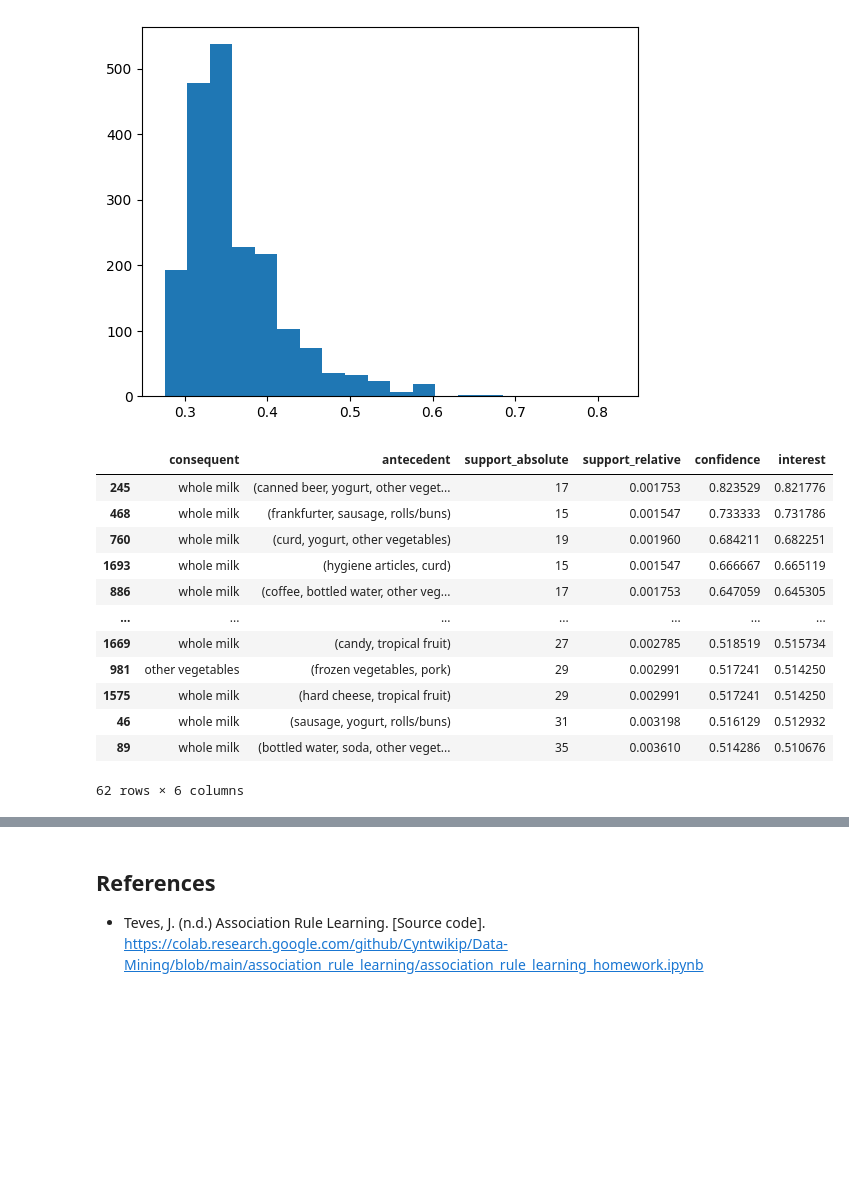
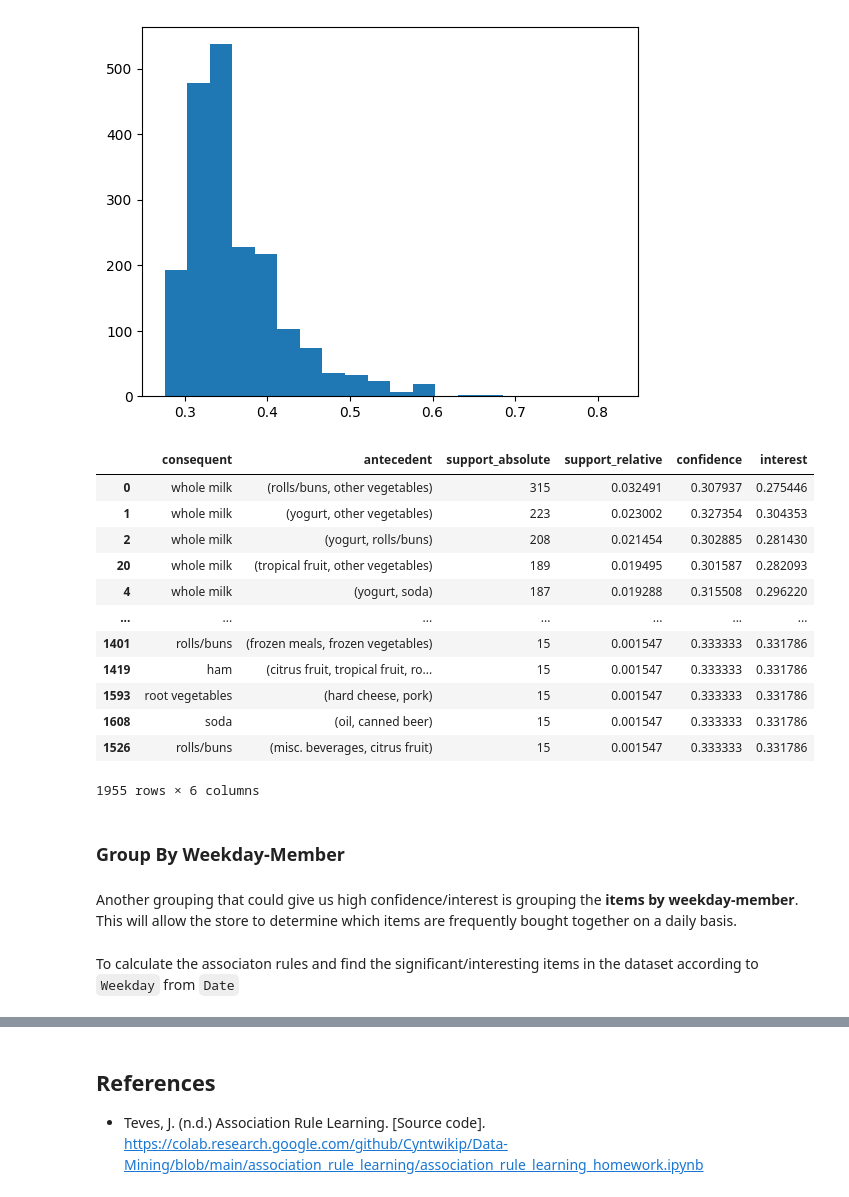
Before and after one commit to KyleCarlo/AssocRuleLearning, a Jupyter notebook: groceries-nb.ipynb, the cells around one changed output, grey strips where cells are left out. Drawn from its saved outputs; the diff is of its cells as text; code cells hidden in the pictures; blank space fills up the shorter version.

```diff
--- a/groceries-nb.ipynb
+++ b/groceries-nb.ipynb
@@ -782,20 +790,28 @@ plt.hist(df_result['interest'], bins=20)
  <BarContainer object of 20 artists>)
 [figure]
 # %%
-threshold = 0.5
+threshold = 0.2
 df_interesting = df_result[df_result['interest'] > threshold]
+
+df_interesting = df_result.sort_values(['support_relative','interest'], ascending=False)
 df_interesting
 # %% [output]
 |  | consequent | antecedent | support_absolute | support_relative | confidence | interest |
-| 245 | whole milk | (canned beer, yogurt, other veget... | 17 | 0.001753 | 0.823529 | 0.821776 |
-| 468 | whole milk | (frankfurter, sausage, rolls/buns) | 15 | 0.001547 | 0.733333 | 0.731786 |
-| 760 | whole milk | (curd, yogurt, other vegetables) | 19 | 0.001960 | 0.684211 | 0.682251 |
-| 1693 | whole milk | (hygiene articles, curd) | 15 | 0.001547 | 0.666667 | 0.665119 |
-| 886 | whole milk | (coffee, bottled water, other veg... | 17 | 0.001753 | 0.647059 | 0.645305 |
+| 0 | whole milk | (rolls/buns, other vegetables) | 315 | 0.032491 | 0.307937 | 0.275446 |
+| 1 | whole milk | (yogurt, other vegetables) | 223 | 0.023002 | 0.327354 | 0.304353 |
+| 2 | whole milk | (yogurt, rolls/buns) | 208 | 0.021454 | 0.302885 | 0.281430 |
+| 20 | whole milk | (tropical fruit, other vegetables) | 189 | 0.019495 | 0.301587 | 0.282093 |
+| 4 | whole milk | (yogurt, soda) | 187 | 0.019288 | 0.315508 | 0.296220 |
 | ... | ... | ... | ... | ... | ... | ... |
-| 1669 | whole milk | (candy, tropical fruit) | 27 | 0.002785 | 0.518519 | 0.515734 |
-| 981 | other vegetables | (frozen vegetables, pork) | 29 | 0.002991 | 0.517241 | 0.514250 |
-| 1575 | whole milk | (hard cheese, tropical fruit) | 29 | 0.002991 | 0.517241 | 0.514250 |
-| 46 | whole milk | (sausage, yogurt, rolls/buns) | 31 | 0.003198 | 0.516129 | 0.512932 |
-| 89 | whole milk | (bottled water, soda, other veget... | 35 | 0.003610 | 0.514286 | 0.510676 |
+| 1401 | rolls/buns | (frozen meals, frozen vegetables) | 15 | 0.001547 | 0.333333 | 0.331786 |
+| 1419 | ham | (citrus fruit, tropical fruit, ro... | 15 | 0.001547 | 0.333333 | 0.331786 |
+| 1593 | root vegetables | (hard cheese, pork) | 15 | 0.001547 | 0.333333 | 0.331786 |
+| 1608 | soda | (oil, canned beer) | 15 | 0.001547 | 0.333333 | 0.331786 |
+| 1526 | rolls/buns | (misc. beverages, citrus fruit) | 15 | 0.001547 | 0.333333 | 0.331786 |
-62 rows × 6 columns
+1955 rows × 6 columns
+# %% [markdown]
+### Group By Weekday-Member
+# %% [markdown]
+Another grouping that could give us high confidence/interest is grouping the **items by weekday-member**. This will allow the store to determine which items are frequently bought together on a daily basis.
+# %% [markdown]
+To calculate the associaton rules and find the significant/interesting items in the dataset according to `Weekday` from `Date`
```
Also changed, not shown: parts of 22 cells of this notebook.
